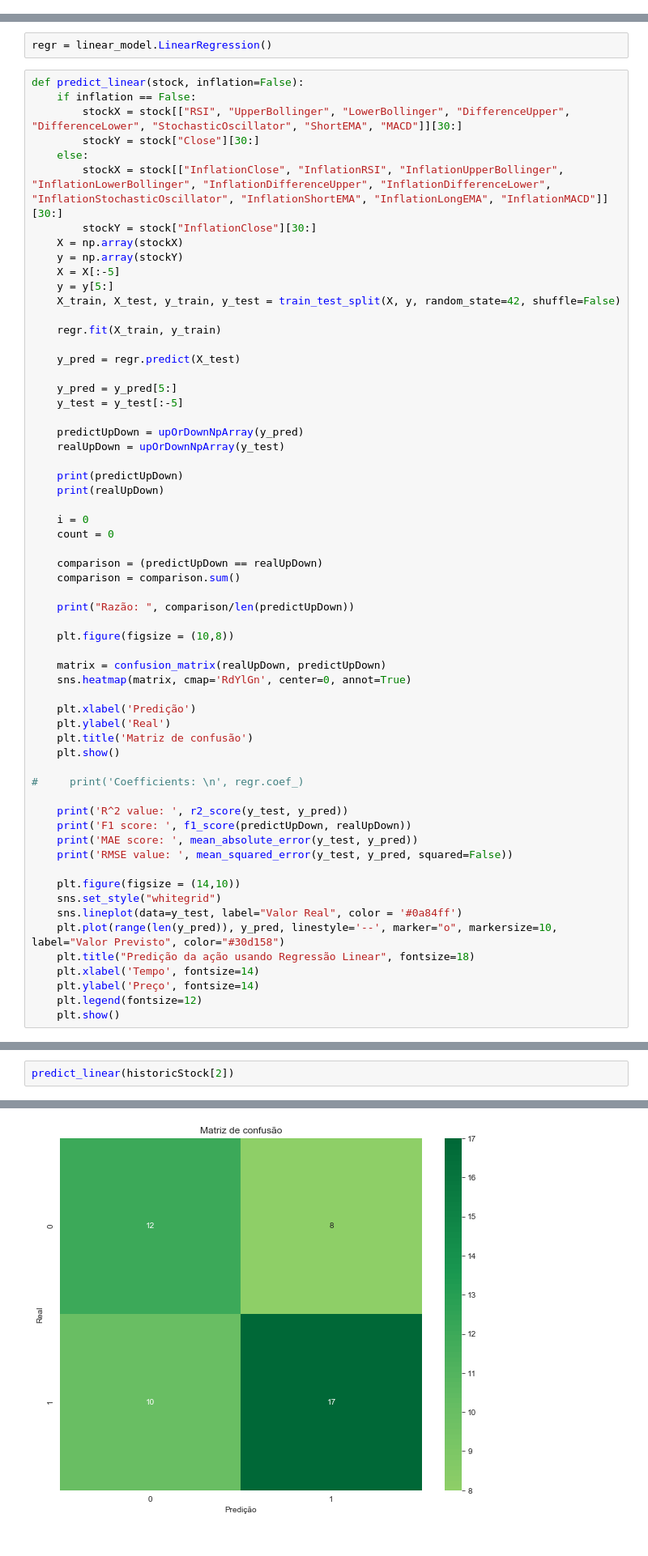
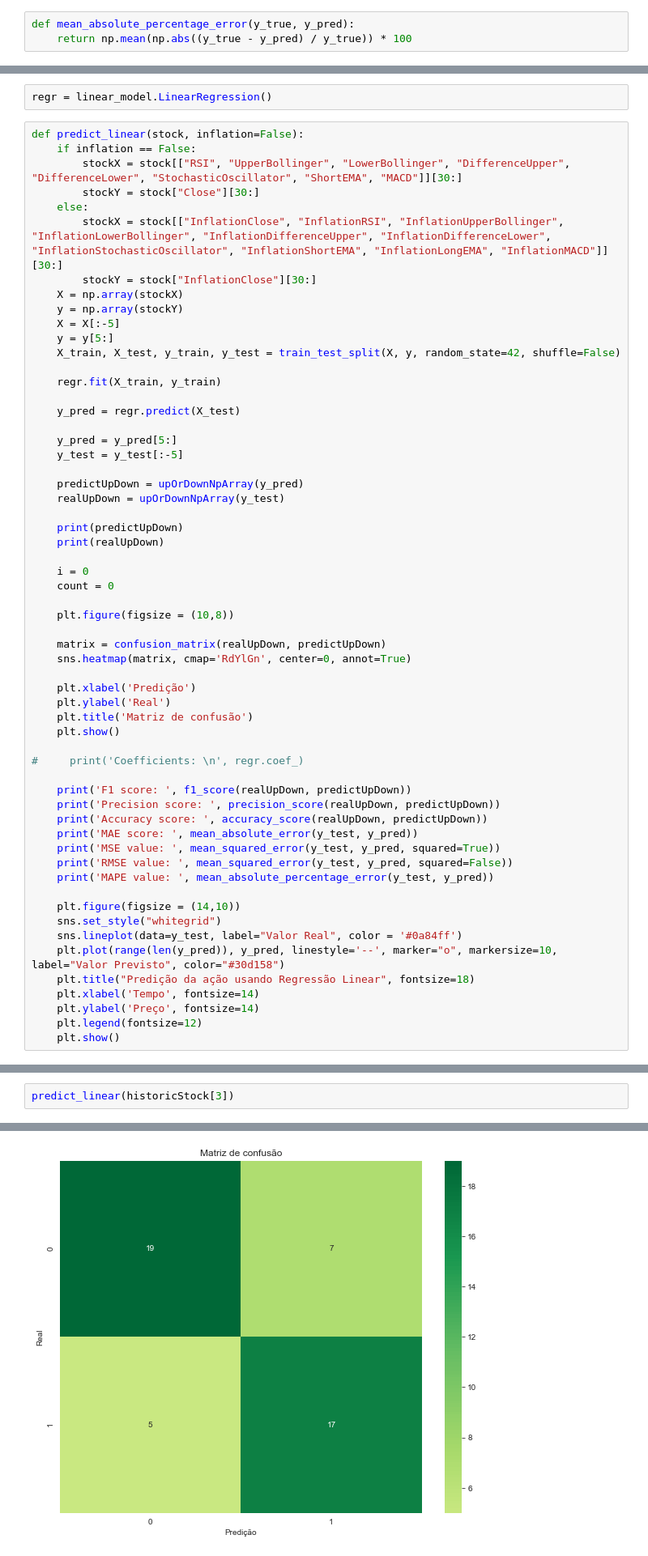
Before and after one commit to romulovff/StockMarketPrediction2.0, a Jupyter notebook: StockMarketPrediction2.0.ipynb, the cells around one changed output, grey strips where cells are left out. Shown at 81% size. Drawn from its saved outputs; the diff is of its cells as text.

```diff
--- a/StockMarketPrediction2.0.ipynb
+++ b/StockMarketPrediction2.0.ipynb
@@ -414,5 +414,8 @@ show_corr_matrix(historicStock[5])
 # %% [markdown]
 <h2><b>Function to predict traditional SVM</b></h2>
+# %%
+def mean_absolute_percentage_error(y_true, y_pred):
+    return np.mean(np.abs((y_true - y_pred) / y_true)) * 100
 # %%
 svmRegressorClose = svm.SVR(kernel="rbf")
 svmRegressorNu = svm.NuSVR(kernel="rbf")
@@ -764,11 +906,6 @@ def predict_linear(stock, inflation=False):
     i = 0
     count = 0
 
-    comparison = (predictUpDown == realUpDown)
-    comparison = comparison.sum()
-
-    print("Razão: ", comparison/len(predictUpDown))
-
     plt.figure(figsize = (10,8))
 
     matrix = confusion_matrix(realUpDown, predictUpDown)
@@ -781,10 +918,13 @@ def predict_linear(stock, inflation=False):
 
 #     print('Coefficients: \n', regr.coef_)
 
-    print('R^2 value: ', r2_score(y_test, y_pred))
-    print('F1 score: ', f1_score(predictUpDown, realUpDown))
+    print('F1 score: ', f1_score(realUpDown, predictUpDown))
+    print('Precision score: ', precision_score(realUpDown, predictUpDown))
+    print('Accuracy score: ', accuracy_score(realUpDown, predictUpDown))
     print('MAE score: ', mean_absolute_error(y_test, y_pred))
+    print('MSE value: ', mean_squared_error(y_test, y_pred, squared=True))
     print('RMSE value: ', mean_squared_error(y_test, y_pred, squared=False))
+    print('MAPE value: ', mean_absolute_percentage_error(y_test, y_pred))
 
     plt.figure(figsize = (14,10))
     sns.set_style("whitegrid")
@@ -798,3 +1041,3 @@ def predict_linear(stock, inflation=False):
 # %%
-predict_linear(historicStock[2])
+predict_linear(historicStock[3])
 # %% [output]
@@ -806 +1048 @@ Razão:  0.6170212765957447
-[figure, old version]
+[figure, new version]
```
Also changed, not shown: parts of 17 cells of this notebook.
